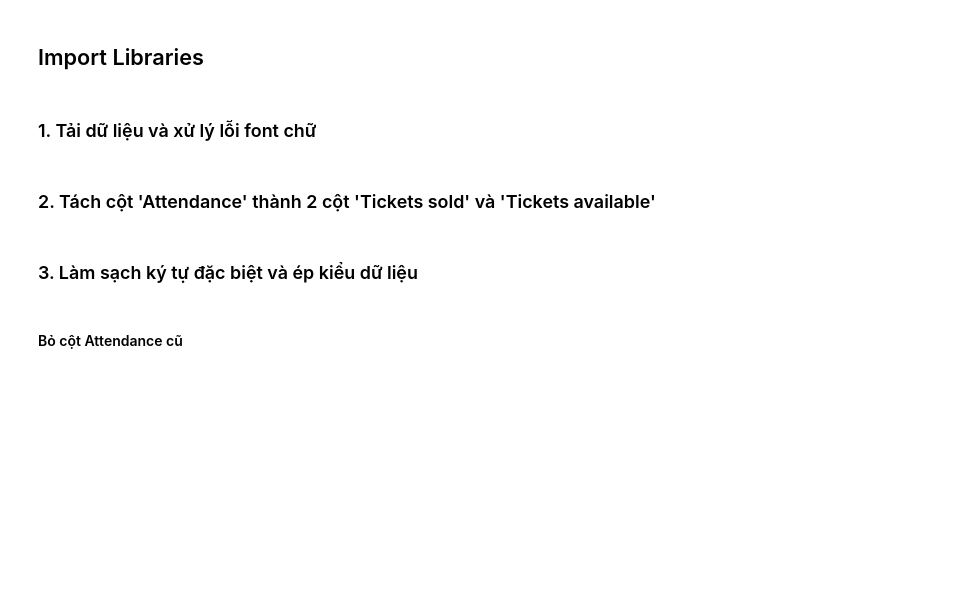
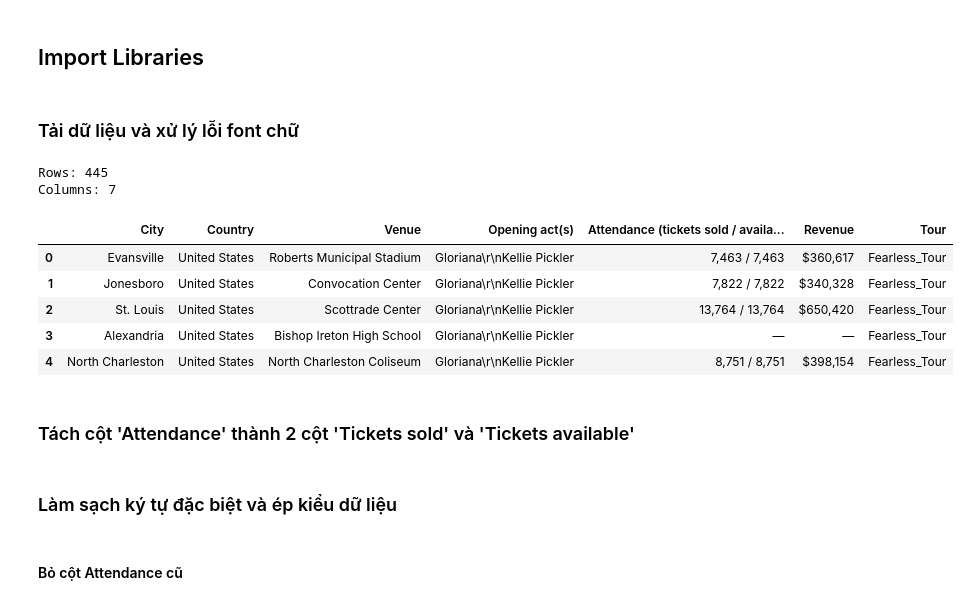
Before and after one commit to anh354449-hue/Group-5, a Jupyter notebook: notebooks/LamSachDuLieu.ipynb, the cells around one changed output. Cells and saved outputs as stored; diff of their text form; code cells hidden in the pictures; blank space fills up the shorter version.

```diff
--- a/notebooks/LamSachDuLieu.ipynb
+++ b/notebooks/LamSachDuLieu.ipynb
@@ -7,13 +10,35 @@ import seaborn as sns
 # %% [markdown]
-### 1. Tải dữ liệu và xử lý lỗi font chữ
+### Tải dữ liệu và xử lý lỗi font chữ
 # %%
-df = pd.read_csv(r'C:\Users\NguyenDung\OneDrive - National Economics University\Desktop\KHDL\Data\raw_data.csv', encoding="latin1")
+PROJECT_ROOT = (
+    Path.cwd().parent
+    if Path.cwd().name == 'notebooks'
+    else Path.cwd()
+)
+DATA_DIR = PROJECT_ROOT / 'data'
+
+# Read dataset
+raw_path = DATA_DIR / 'raw_data.csv'
+df = pd.read_csv(raw_path, encoding='cp1252')
+
+print(f'Rows: {df.shape[0]:,}')
+print(f'Columns: {df.shape[1]:,}')
+display(df.head())
+# %% [output]
+Rows: 445
+Columns: 7
+|  | City | Country | Venue | Opening act(s) | Attendance (tickets sold / availa... | Revenue | Tour |
+| 0 | Evansville | United States | Roberts Municipal Stadium | Gloriana\r\nKellie Pickler | 7,463 / 7,463 | $360,617 | Fearless_Tour |
+| 1 | Jonesboro | United States | Convocation Center | Gloriana\r\nKellie Pickler | 7,822 / 7,822 | $340,328 | Fearless_Tour |
+| 2 | St. Louis | United States | Scottrade Center | Gloriana\r\nKellie Pickler | 13,764 / 13,764 | $650,420 | Fearless_Tour |
+| 3 | Alexandria | United States | Bishop Ireton High School | Gloriana\r\nKellie Pickler | — | — | Fearless_Tour |
+| 4 | North Charleston | United States | North Charleston Coliseum | Gloriana\r\nKellie Pickler | 8,751 / 8,751 | $398,154 | Fearless_Tour |
 # %% [markdown]
-### 2. Tách cột 'Attendance' thành 2 cột 'Tickets sold' và 'Tickets available'
+### Tách cột 'Attendance' thành 2 cột 'Tickets sold' và 'Tickets available'
 # %%
 df[['Tickets sold', 'Tickets available']] = df['Attendance (tickets sold / available)'].str.split('/', expand=True)
 # %% [markdown]
-### 3. Làm sạch ký tự đặc biệt và ép kiểu dữ liệu
+### Làm sạch ký tự đặc biệt và ép kiểu dữ liệu
 # %% [markdown]
 #### Bỏ cột Attendance cũ
 # %%
```
Also changed, not shown: parts of 16 cells of this notebook, 4 other files.
